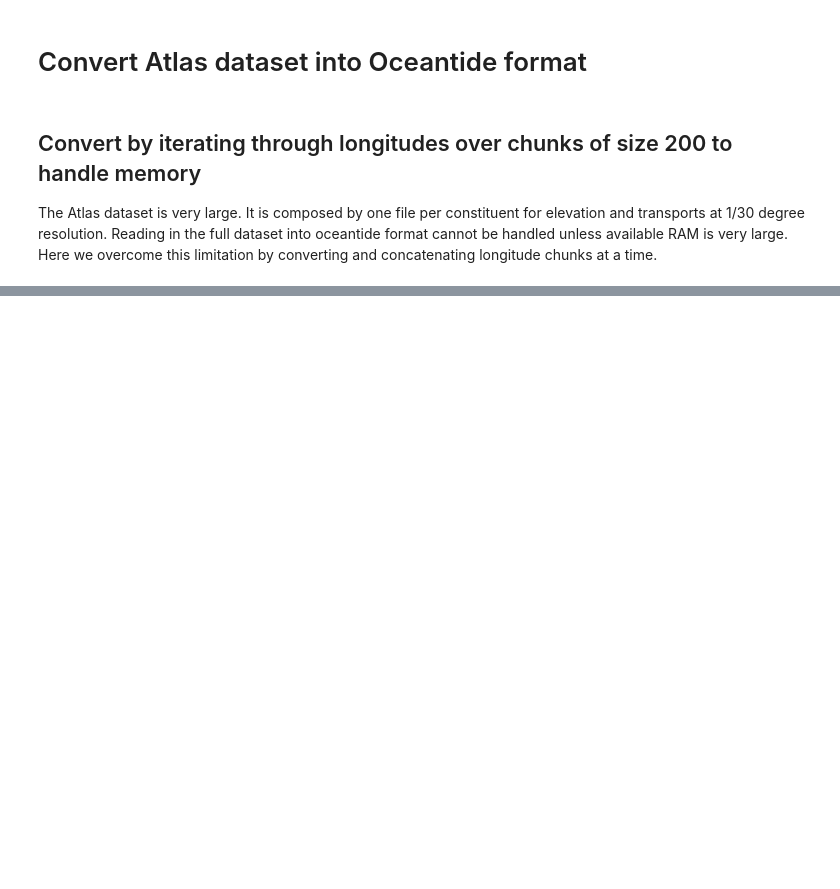
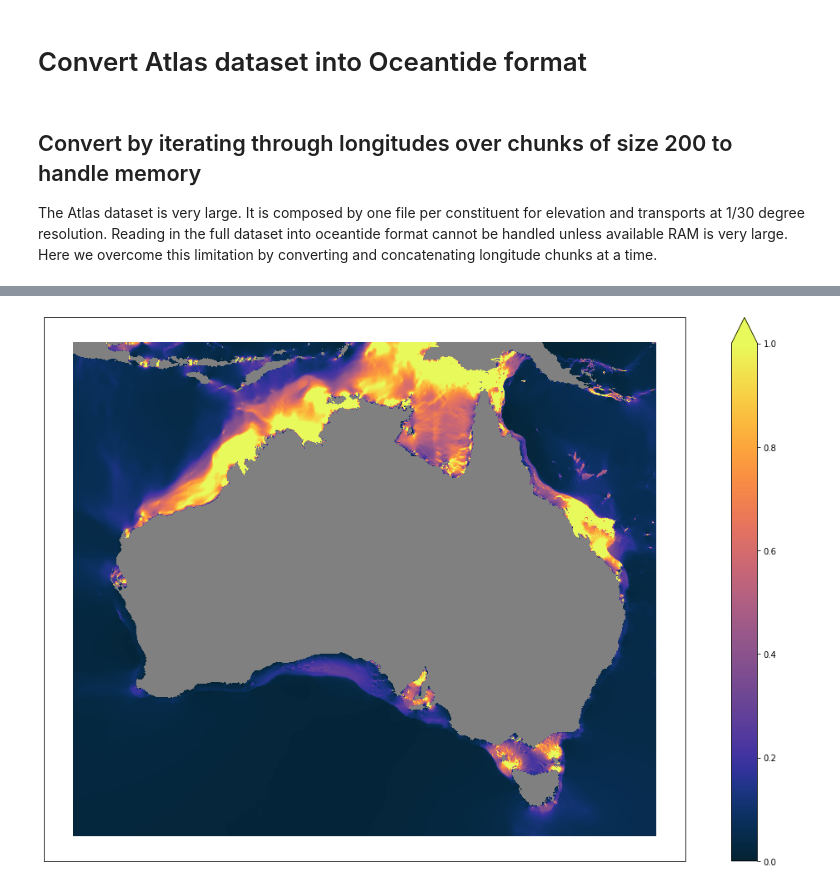
Before and after one commit to simonweppe/oceantide, a Jupyter notebook: notebooks/atlas_to_oceantide.ipynb, the cells around one changed output, grey strips where cells are left out. Cells and saved outputs as stored; diff of their text form; code cells hidden in the pictures; blank space fills up the shorter version.

```diff
--- a/notebooks/atlas_to_oceantide.ipynb
+++ b/notebooks/atlas_to_oceantide.ipynb
@@ -140,0 +154,16 @@ ds.h.plot(figsize=(20, 5));
+# %%
+# Tidal current speed amplitude
+
+u = dset.tide.amplitude("u").sum("con")
+v = dset.tide.amplitude("v").sum("con")
+ds = np.sqrt(u ** 2 + v ** 2).where(dset.dep > 0)
+
+norm = colors.PowerNorm(gamma=1.0, vmin=0, vmax=1)
+cmap = cm.get_cmap(cmocean.cm.thermal).copy()
+cmap.set_bad("0.5")
+
+fig = plt.figure(figsize=(20, 12))
+ax = fig.add_subplot(111, projection=ccrs.PlateCarree(central_longitude=180))
+ds.plot(ax=ax, cmap=cmap, norm=norm, transform=ccrs.PlateCarree());
+# %% [output]
+[figure, added]
```
Also changed, not shown: parts of 13 cells of this notebook, 1 other file.
